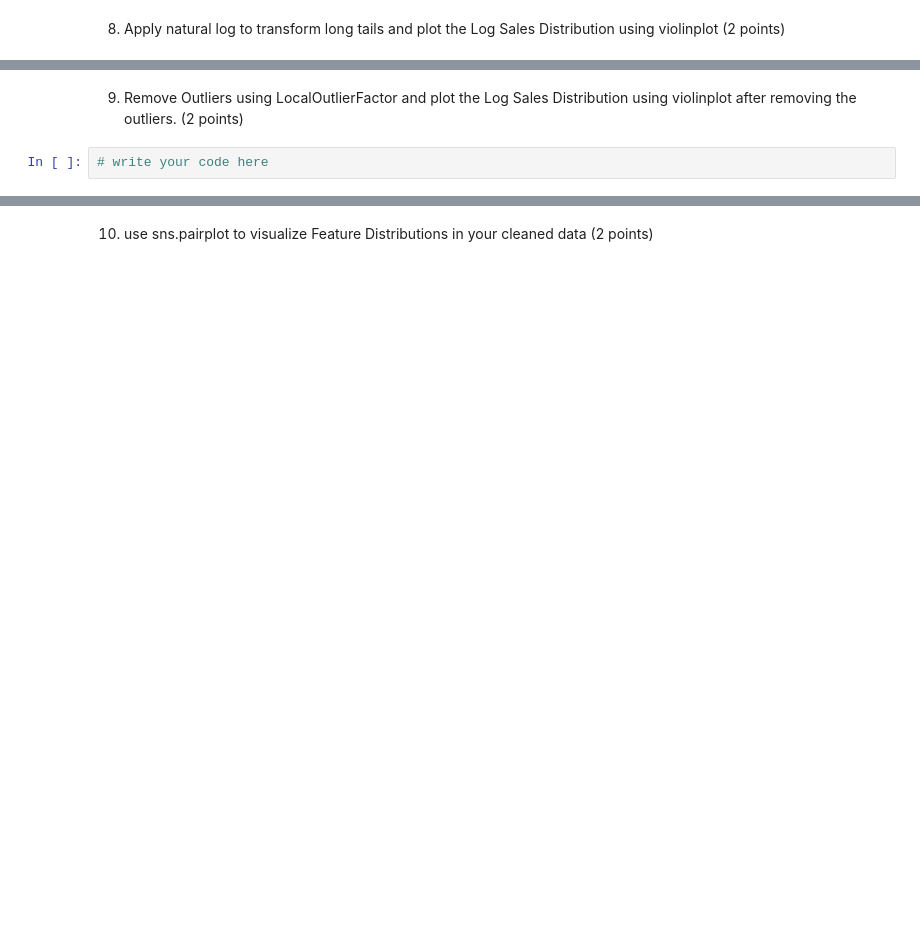
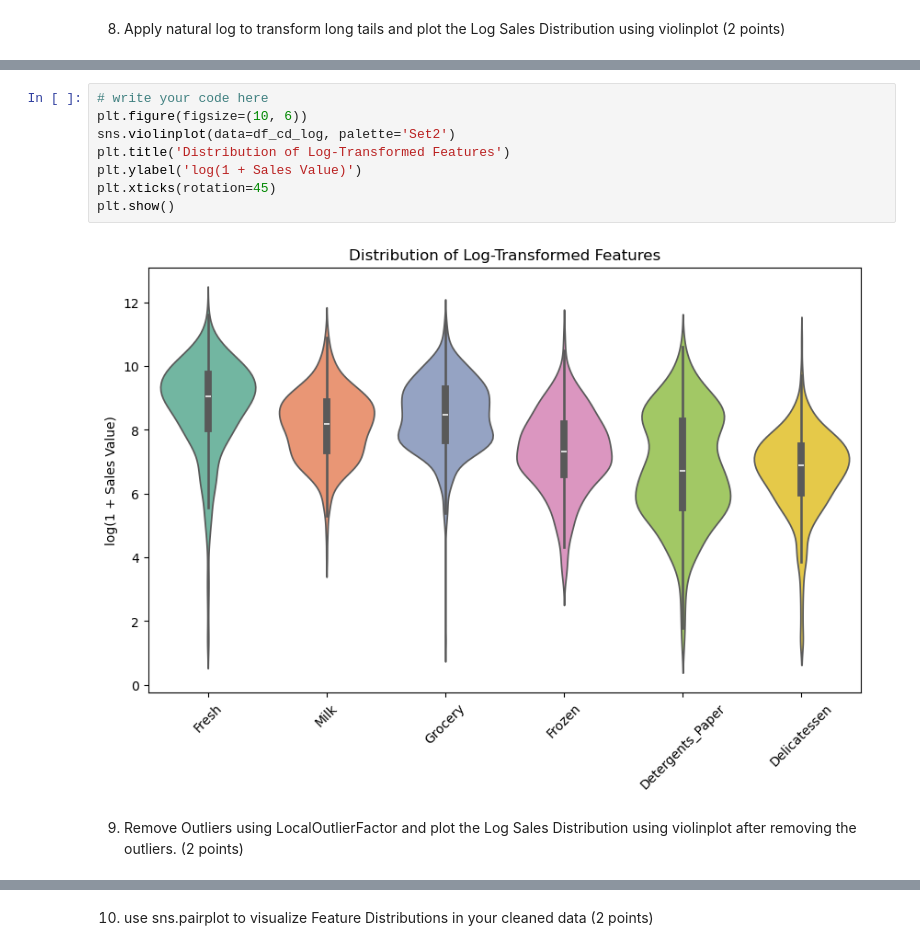
Before and after one commit to thepkcodes/Market-Basket-Analysis, a Jupyter notebook: Project_3.ipynb, the cells around one changed output, grey strips where cells are left out. Cells and saved outputs as stored; diff of their text form; blank space fills up the shorter version.

```diff
--- a/Project_3.ipynb
+++ b/Project_3.ipynb
@@ -465,4 +481,12 @@ TypeError: subplot() takes 1 or 3 positional arguments but 2 were given
+# %%
+# write your code here
+plt.figure(figsize=(10, 6))
+sns.violinplot(data=df_cd_log, palette='Set2')
+plt.title('Distribution of Log-Transformed Features')
+plt.ylabel('log(1 + Sales Value)')
+plt.xticks(rotation=45)
+plt.show()
+# %% [output]
+[figure, added]
 # %% [markdown]
 9. Remove Outliers using LocalOutlierFactor and plot the Log Sales Distribution using violinplot after removing the outliers. (2 points)
-# %%
-# write your code here
```
Also changed, not shown: parts of 23 cells of this notebook.
